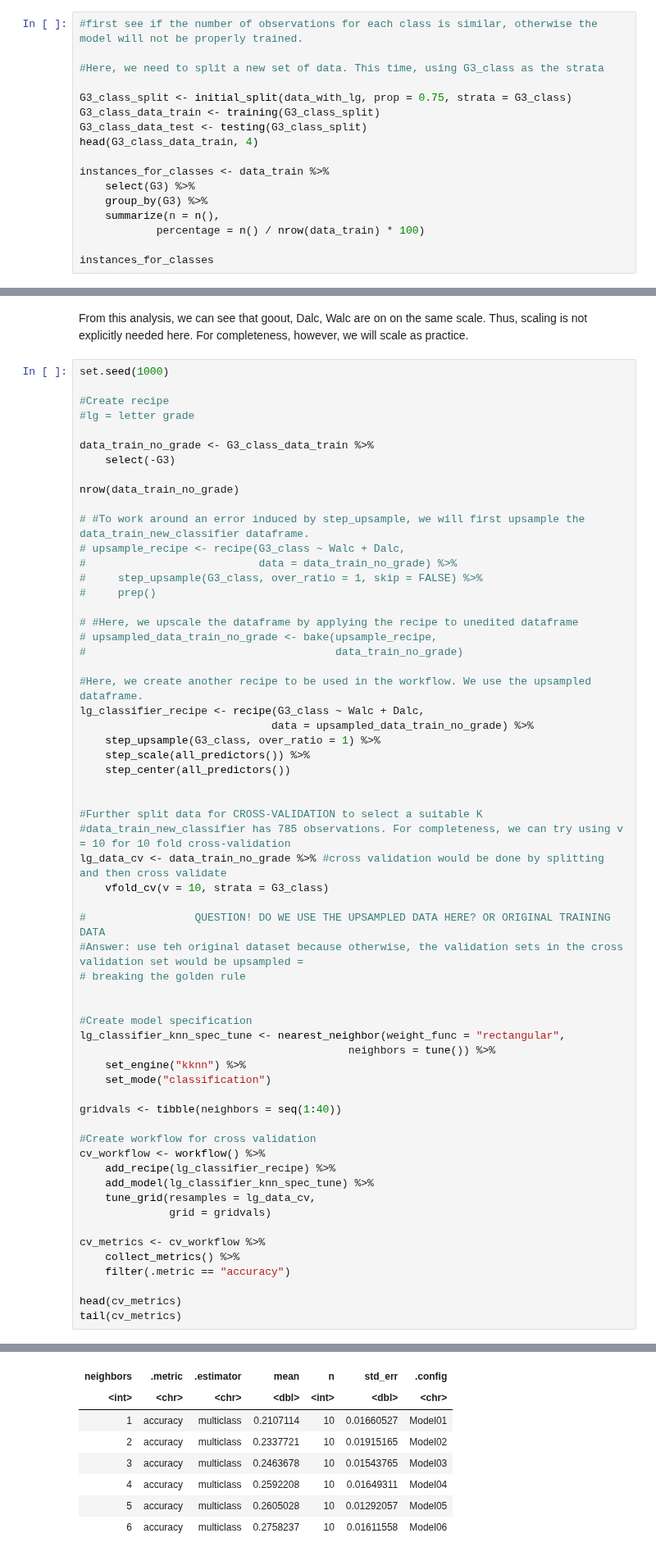
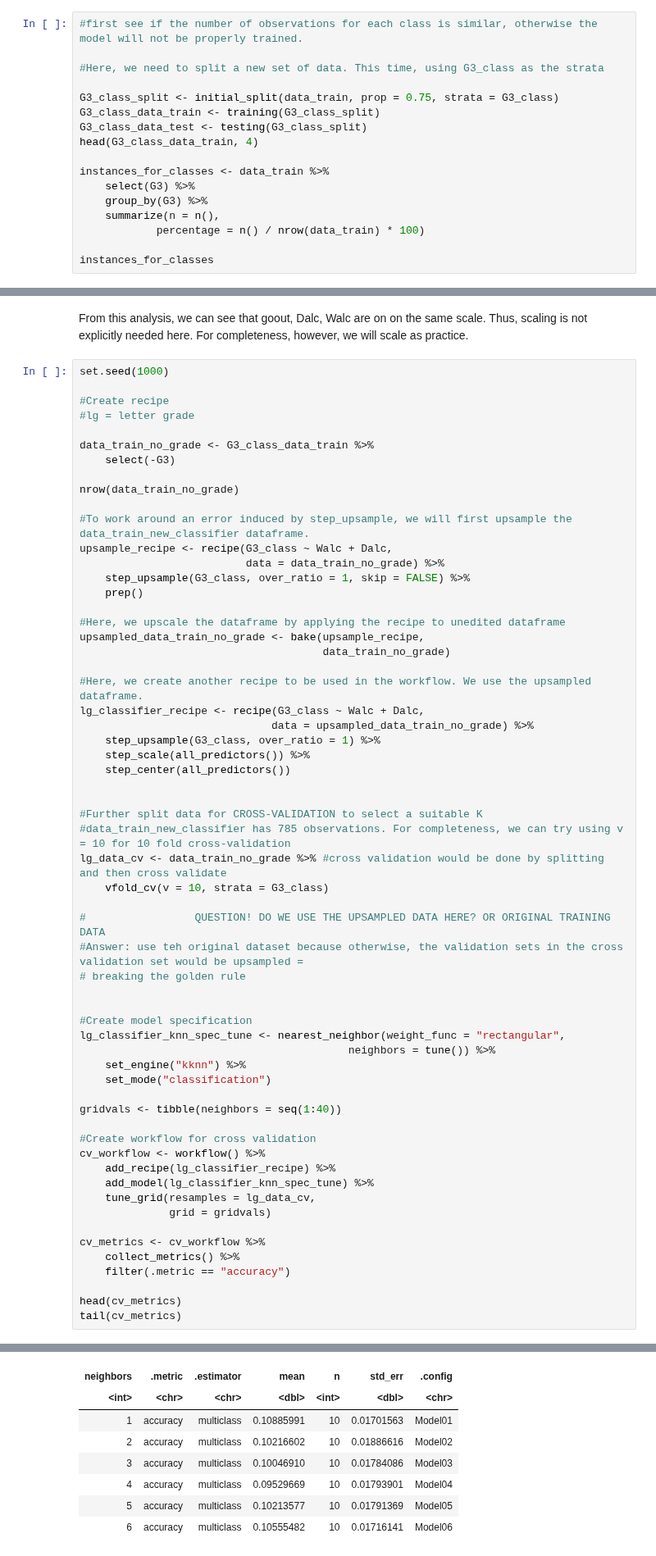
Before and after one commit to eto168/DSCI100_team24_project_proposal, a Jupyter notebook: Project-Report.ipynb, the cells around one changed output, grey strips where cells are left out. Shown at 82% size. Cells and saved outputs as stored; diff of their text form.

```diff
--- a/Project-Report.ipynb
+++ b/Project-Report.ipynb
@@ -218,7 +200,7 @@ Using this data, we wish to create a classifier that may be usable by school sta
 
 #Here, we need to split a new set of data. This time, using G3_class as the strata
 
-G3_class_split <- initial_split(data_with_lg, prop = 0.75, strata = G3_class)
+G3_class_split <- initial_split(data_train, prop = 0.75, strata = G3_class)
 G3_class_data_train <- training(G3_class_split)
 G3_class_data_test <- testing(G3_class_split)
 head(G3_class_data_train, 4)
@@ -313,15 +295,15 @@ data_train_no_grade <- G3_class_data_train %>%
 
 nrow(data_train_no_grade)
 
-# #To work around an error induced by step_upsample, we will first upsample the data_train_new_classifier dataframe.
-# upsample_recipe <- recipe(G3_class ~ Walc + Dalc,
-#                           data = data_train_no_grade) %>%
-#     step_upsample(G3_class, over_ratio = 1, skip = FALSE) %>%
-#     prep()
+#To work around an error induced by step_upsample, we will first upsample the data_train_new_classifier dataframe.
+upsample_recipe <- recipe(G3_class ~ Walc + Dalc,
+                          data = data_train_no_grade) %>%
+    step_upsample(G3_class, over_ratio = 1, skip = FALSE) %>%
+    prep()
 
-# #Here, we upscale the dataframe by applying the recipe to unedited dataframe
-# upsampled_data_train_no_grade <- bake(upsample_recipe,
-#                                       data_train_no_grade)
+#Here, we upscale the dataframe by applying the recipe to unedited dataframe
+upsampled_data_train_no_grade <- bake(upsample_recipe,
+                                      data_train_no_grade)
 
 #Here, we create another recipe to be used in the workflow. We use the upsampled dataframe.
 lg_classifier_recipe <- recipe(G3_class ~ Walc + Dalc,
@@ -369,12 +362,12 @@ Co...
 A tibble: 6 × 7
 | neighbors | .metric | .estimator | mean | n | std_err | .config |
 | <int> | <chr> | <chr> | <dbl> | <int> | <dbl> | <chr> |
-| 1 | accuracy | multiclass | 0.2107114 | 10 | 0.01660527 | Model01 |
-| 2 | accuracy | multiclass | 0.2337721 | 10 | 0.01915165 | Model02 |
-| 3 | accuracy | multiclass | 0.2463678 | 10 | 0.01543765 | Model03 |
-| 4 | accuracy | multiclass | 0.2592208 | 10 | 0.01649311 | Model04 |
-| 5 | accuracy | multiclass | 0.2605028 | 10 | 0.01292057 | Model05 |
-| 6 | accuracy | multiclass | 0.2758237 | 10 | 0.01611558 | Model06 |
+| 1 | accuracy | multiclass | 0.10885991 | 10 | 0.01701563 | Model01 |
+| 2 | accuracy | multiclass | 0.10216602 | 10 | 0.01886616 | Model02 |
+| 3 | accuracy | multiclass | 0.10046910 | 10 | 0.01784086 | Model03 |
+| 4 | accuracy | multiclass | 0.09529669 | 10 | 0.01793901 | Model04 |
+| 5 | accuracy | multiclass | 0.10213577 | 10 | 0.01791369 | Model05 |
+| 6 | accuracy | multiclass | 0.10555482 | 10 | 0.01716141 | Model06 |
 A tibble: 6 × 7
 | neighbors | .metric | .estimator | mean | n | std_err | .config |
 | <int> | <chr> | <chr> | <dbl> | <int> | <dbl> | <chr> |
```
Also changed, not shown: parts of 11 cells of this notebook.
